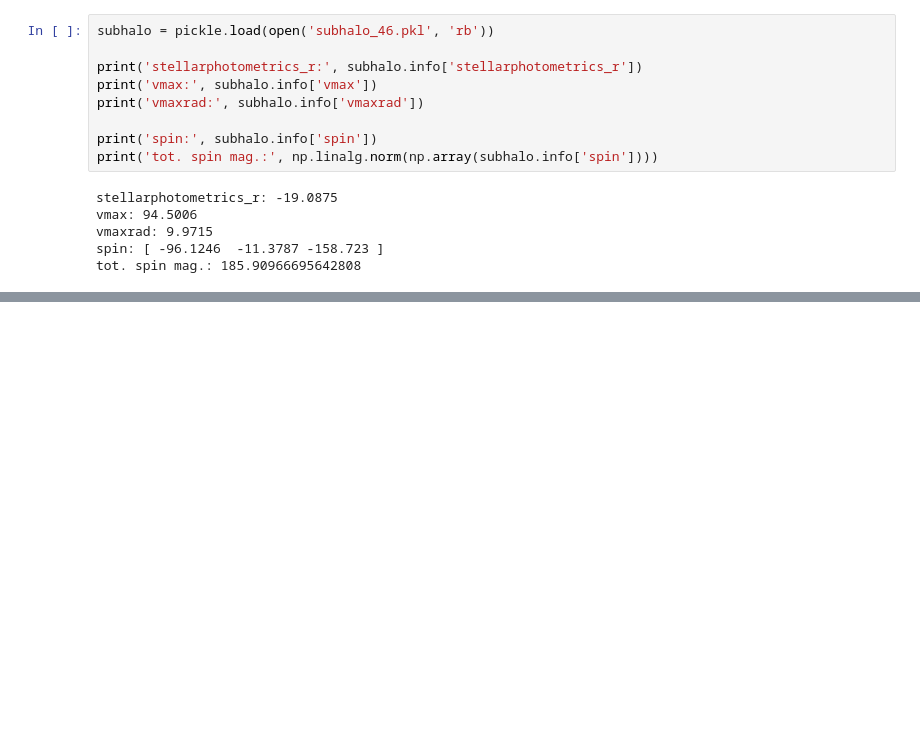
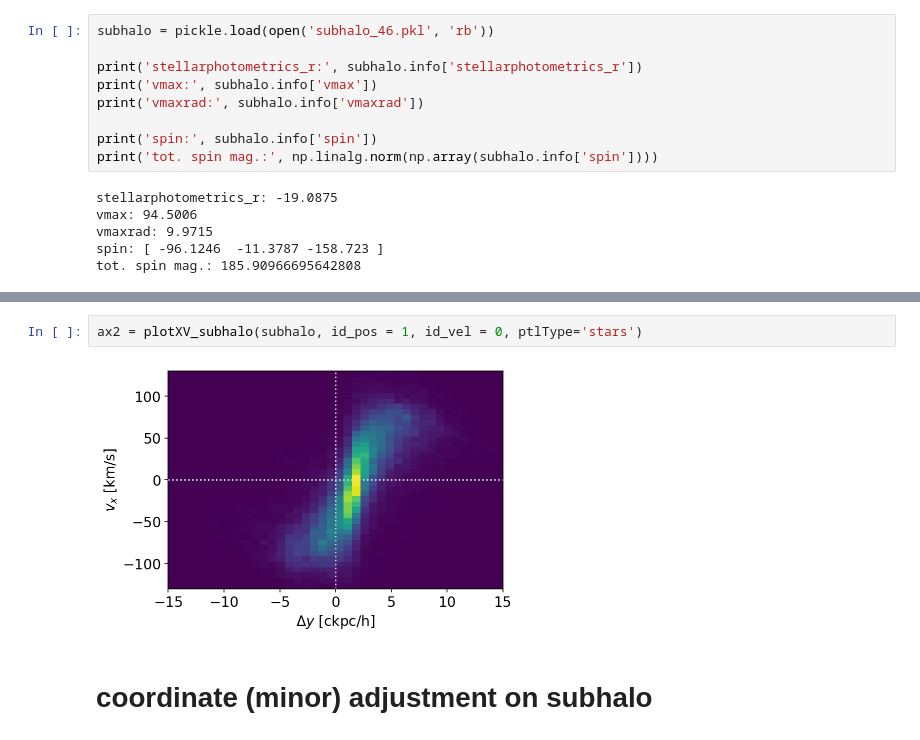
Before and after one commit to msmithUA/TNGcube, a Jupyter notebook: notebooks/[demo] queryTNG.ipynb, the cells around one changed output, grey strips where cells are left out. Drawn from its saved outputs; the diff is of its cells as text; blank space fills up the shorter version.

```diff
--- a/notebooks/[demo] queryTNG.ipynb
+++ b/notebooks/[demo] queryTNG.ipynb
@@ -206,0 +216,6 @@ plt.savefig('spec.pdf',bbox_inches='tight')
+# %%
+ax2 = plotXV_subhalo(subhalo, id_pos = 1, id_vel = 0, ptlType='stars')
+# %% [output]
+[figure, added]
+# %% [markdown]
+# coordinate (minor) adjustment on subhalo
```
Also changed, not shown: parts of 8 cells of this notebook, 4 other files.
